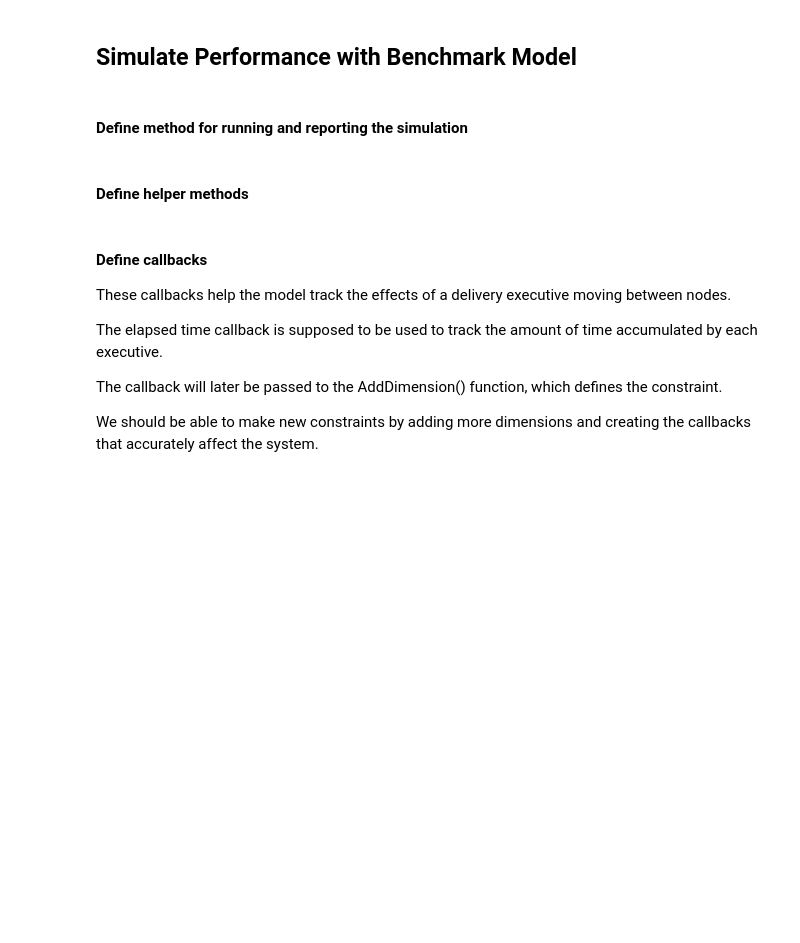
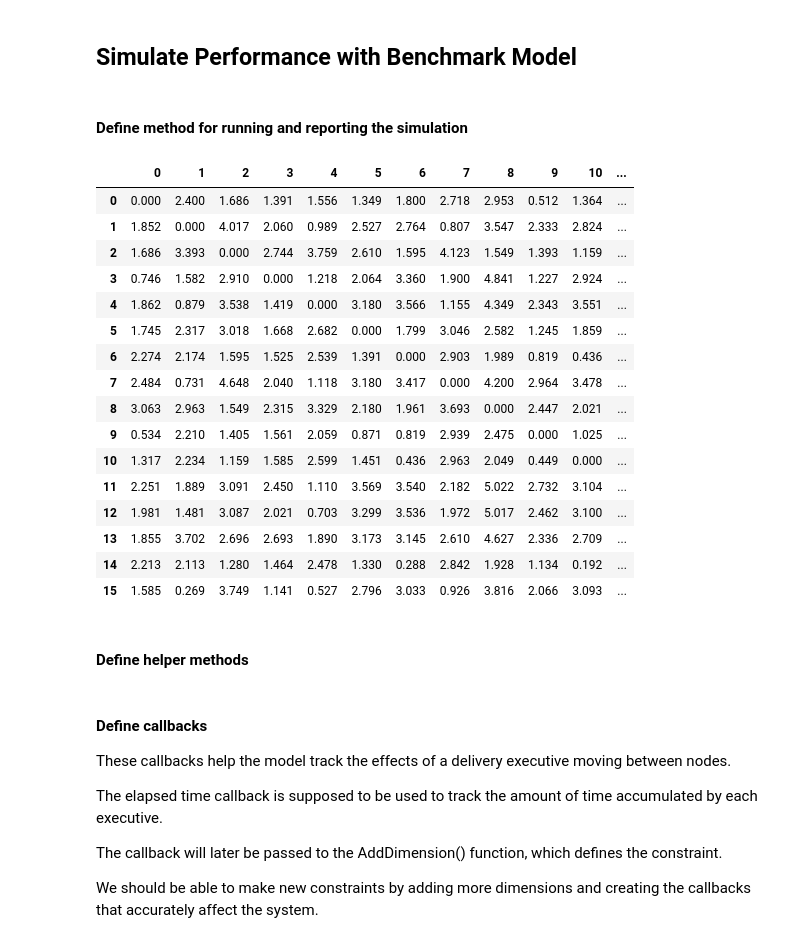
Before and after one commit to amariwyking/blinkit, a Jupyter notebook: proposed_model.ipynb, the cells around one changed output. Saved outputs shown, nothing was run; the diff lists cells and outputs as text; code cells hidden in the pictures; blank space fills up the shorter version.

```diff
--- a/proposed_model.ipynb
+++ b/proposed_model.ipynb
@@ -222,6 +225,26 @@ for data in simulation_data:
 
     simulation_managers.append(manager)
     simulation_routing.append(routing)
+# %%
+pd.DataFrame(simulation_data[0]['distance_matrix'])
+# %% [output]
+|  | 0 | 1 | 2 | 3 | 4 | 5 | 6 | 7 | 8 | 9 | 10 | ... |
+| 0 | 0.000 | 2.400 | 1.686 | 1.391 | 1.556 | 1.349 | 1.800 | 2.718 | 2.953 | 0.512 | 1.364 | ... |
+| 1 | 1.852 | 0.000 | 4.017 | 2.060 | 0.989 | 2.527 | 2.764 | 0.807 | 3.547 | 2.333 | 2.824 | ... |
+| 2 | 1.686 | 3.393 | 0.000 | 2.744 | 3.759 | 2.610 | 1.595 | 4.123 | 1.549 | 1.393 | 1.159 | ... |
+| 3 | 0.746 | 1.582 | 2.910 | 0.000 | 1.218 | 2.064 | 3.360 | 1.900 | 4.841 | 1.227 | 2.924 | ... |
+| 4 | 1.862 | 0.879 | 3.538 | 1.419 | 0.000 | 3.180 | 3.566 | 1.155 | 4.349 | 2.343 | 3.551 | ... |
+| 5 | 1.745 | 2.317 | 3.018 | 1.668 | 2.682 | 0.000 | 1.799 | 3.046 | 2.582 | 1.245 | 1.859 | ... |
+| 6 | 2.274 | 2.174 | 1.595 | 1.525 | 2.539 | 1.391 | 0.000 | 2.903 | 1.989 | 0.819 | 0.436 | ... |
+| 7 | 2.484 | 0.731 | 4.648 | 2.040 | 1.118 | 3.180 | 3.417 | 0.000 | 4.200 | 2.964 | 3.478 | ... |
+| 8 | 3.063 | 2.963 | 1.549 | 2.315 | 3.329 | 2.180 | 1.961 | 3.693 | 0.000 | 2.447 | 2.021 | ... |
+| 9 | 0.534 | 2.210 | 1.405 | 1.561 | 2.059 | 0.871 | 0.819 | 2.939 | 2.475 | 0.000 | 1.025 | ... |
+| 10 | 1.317 | 2.234 | 1.159 | 1.585 | 2.599 | 1.451 | 0.436 | 2.963 | 2.049 | 0.449 | 0.000 | ... |
+| 11 | 2.251 | 1.889 | 3.091 | 2.450 | 1.110 | 3.569 | 3.540 | 2.182 | 5.022 | 2.732 | 3.104 | ... |
+| 12 | 1.981 | 1.481 | 3.087 | 2.021 | 0.703 | 3.299 | 3.536 | 1.972 | 5.017 | 2.462 | 3.100 | ... |
+| 13 | 1.855 | 3.702 | 2.696 | 2.693 | 1.890 | 3.173 | 3.145 | 2.610 | 4.627 | 2.336 | 2.709 | ... |
+| 14 | 2.213 | 2.113 | 1.280 | 1.464 | 2.478 | 1.330 | 0.288 | 2.842 | 1.928 | 1.134 | 0.192 | ... |
+| 15 | 1.585 | 0.269 | 3.749 | 1.141 | 0.527 | 2.796 | 3.033 | 0.926 | 3.816 | 2.066 | 3.093 | ... |
 # %% [markdown]
 #### Define helper methods
 # %%
```
Also changed, not shown: parts of 8 cells of this notebook, 6 other files.
